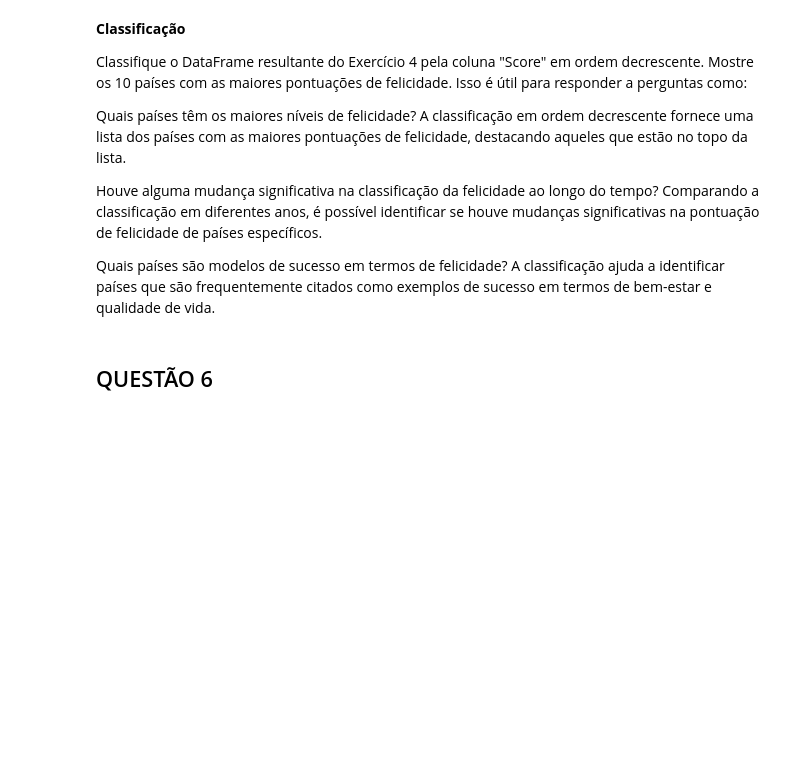
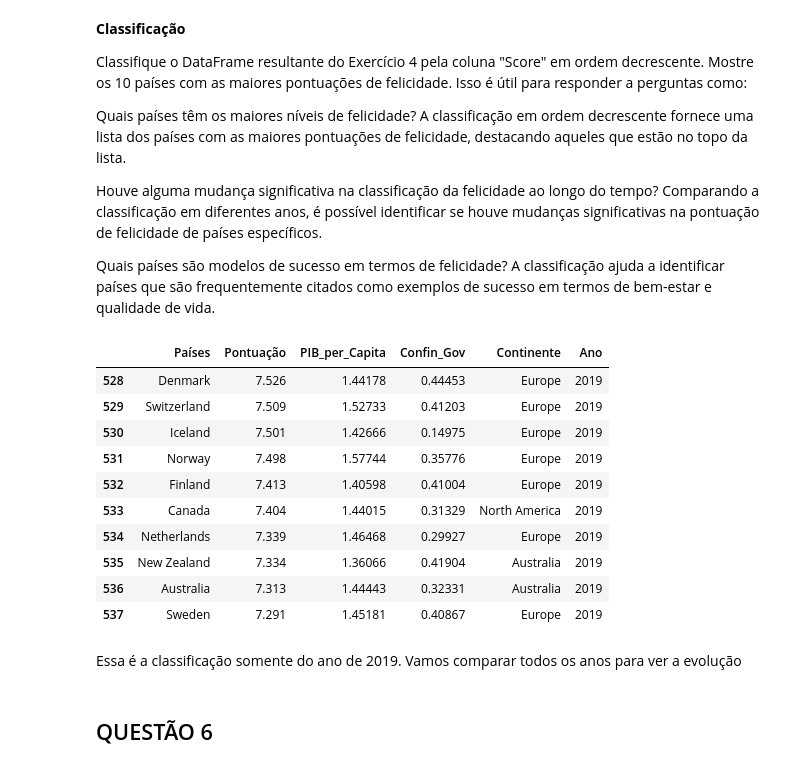
Before and after one commit to tiagocazali/FEAdev, a Jupyter notebook: Lista_5.ipynb, the cells around one changed output. Cells and saved outputs as stored; diff of their text form; code cells hidden in the pictures; blank space fills up the shorter version.

```diff
--- a/Lista_5.ipynb
+++ b/Lista_5.ipynb
@@ -194,0 +221,3 @@ b) Criar um novo DataFrame com países que têm pontuação de felicidade acima
+# %%
+dados_2019 = dados_2019[dados_2019["Pontuação"] >= 5.43]
+display(dados_2019.head())
@@ -208,0 +243,17 @@ Quais países são modelos de sucesso em termos de felicidade? A classificação
+# %%
+dados_2019 = dados_2019.sort_values(by="Pontuação", ascending=False)
+display(dados_2019.head(10))
+# %% [output]
+|  | Países | Pontuação | PIB_per_Capita | Confin_Gov | Continente | Ano |
+| 528 | Denmark | 7.526 | 1.44178 | 0.44453 | Europe | 2019 |
+| 529 | Switzerland | 7.509 | 1.52733 | 0.41203 | Europe | 2019 |
+| 530 | Iceland | 7.501 | 1.42666 | 0.14975 | Europe | 2019 |
+| 531 | Norway | 7.498 | 1.57744 | 0.35776 | Europe | 2019 |
+| 532 | Finland | 7.413 | 1.40598 | 0.41004 | Europe | 2019 |
+| 533 | Canada | 7.404 | 1.44015 | 0.31329 | North America | 2019 |
+| 534 | Netherlands | 7.339 | 1.46468 | 0.29927 | Europe | 2019 |
+| 535 | New Zealand | 7.334 | 1.36066 | 0.41904 | Australia | 2019 |
+| 536 | Australia | 7.313 | 1.44443 | 0.32331 | Australia | 2019 |
+| 537 | Sweden | 7.291 | 1.45181 | 0.40867 | Europe | 2019 |
+# %% [markdown]
+Essa é a classificação somente do ano de 2019. Vamos comparar todos os anos para ver a evolução
```
Also changed, not shown: parts of 11 cells of this notebook.
